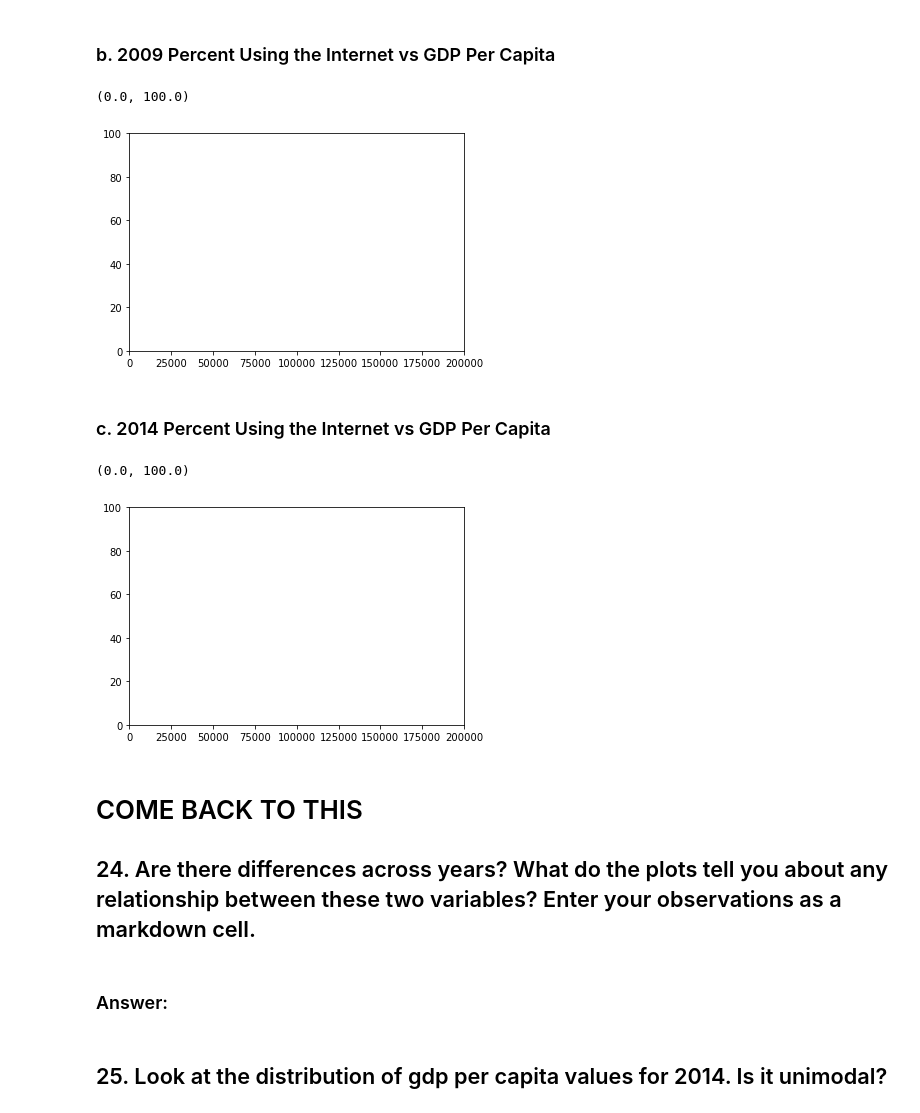
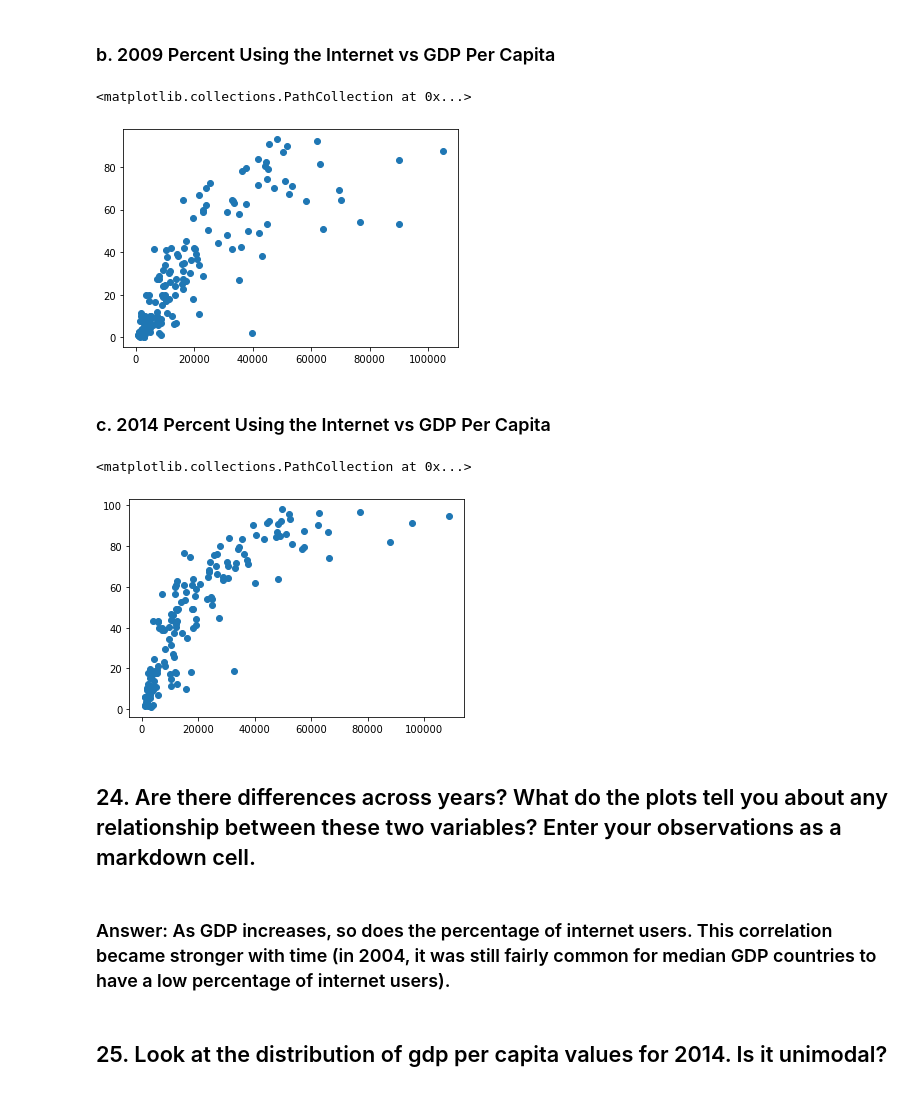
Before and after one commit to NSS-Data-Analytics-Cohort-6/gdp-and-internet-usage-abigailasper, a Jupyter notebook: notebooks/gdp_internet_un.ipynb, the cells around one changed output. Cells and saved outputs as stored; diff of their text form; code cells hidden in the pictures.

```diff
--- a/notebooks/gdp_internet_un.ipynb
+++ b/notebooks/gdp_internet_un.ipynb
@@ -353,2 +327,2 @@ gdp_internet_2004.groupby('Country').first().reset_index()
 # %%
-gdp_internet_2009.groupby('Country').first().reset_index()
+gdp_internet_2009 = gdp_internet_2009.groupby('Country').first().reset_index()
@@ -395,26 +338,21 @@ plt.ylim([0, 100])
 # %% [markdown]
 ### b. 2009 Percent Using the Internet vs GDP Per Capita
 # %%
-plt.plot(gdp_internet_2009.GDP_Per_Capita, gdp_internet_2009.Internet_Users_Pct)
-plt.xlim([0, 200000])
-plt.ylim([0, 100])
+plt.scatter(gdp_internet_2009.GDP_Per_Capita, gdp_internet_2009.Internet_Users_Pct)
 # %% [output]
-(0.0, 100.0)
+<matplotlib.collections.PathCollection at 0x...>
-[figure, old version]
+[figure, new version]
 # %% [markdown]
 ### c. 2014 Percent Using the Internet vs GDP Per Capita
 # %%
-plt.plot(gdp_internet_2014.GDP_Per_Capita, gdp_internet_2014.Internet_Users_Pct)
-plt.xlim([0, 200000])
-plt.ylim([0, 100])
+plt.scatter(gdp_internet_2014.GDP_Per_Capita, gdp_internet_2014.Internet_Users_Pct)
 # %% [output]
-(0.0, 100.0)
+<matplotlib.collections.PathCollection at 0x...>
-[figure, old version]
+[figure, new version]
 # %% [markdown]
-# COME BACK TO THIS
 ## 24. Are there differences across years? What do the plots tell you about any relationship between these two variables? Enter your observations as a markdown cell.
-# %% [markdown]
-### Answer:
+# %% [markdown]
+### Answer: As GDP increases, so does the percentage of internet users. This correlation became stronger with time (in 2004, it was still fairly common for median GDP countries to have a low percentage of internet users).
 # %% [markdown]
 ## 25. Look at the distribution of gdp per capita values for 2014. Is it unimodal?
 # %% [markdown]
```
Also changed, not shown: parts of 17 cells of this notebook.
